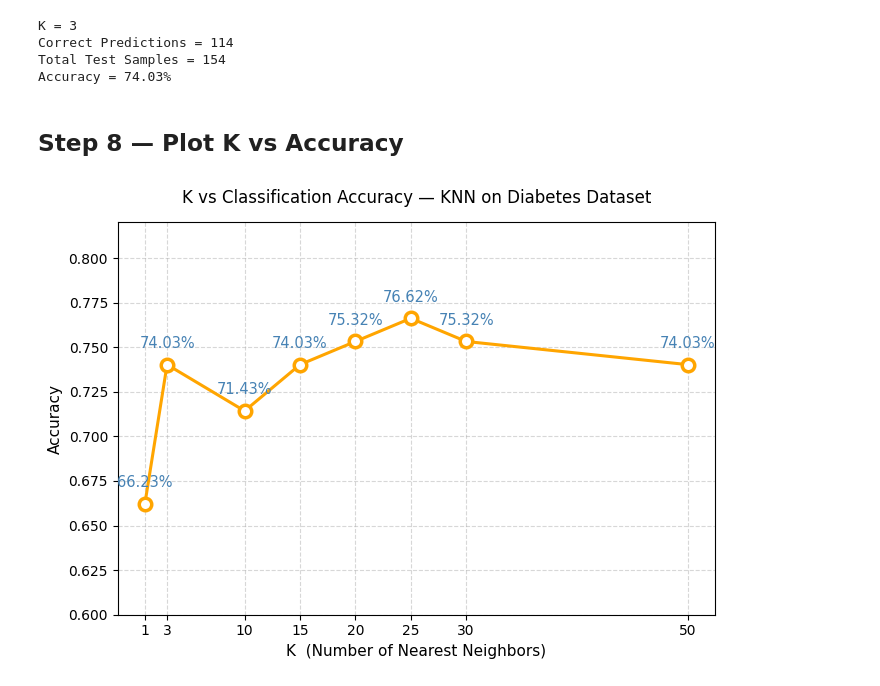
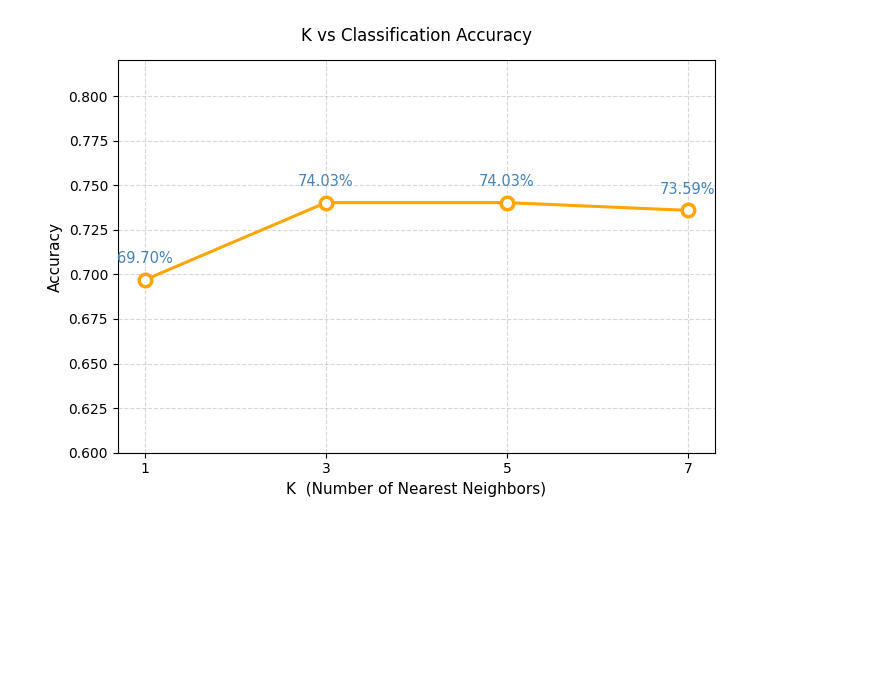
Before and after one commit to tanviruman/Spring-261-CSE3812-ArtificialIntelligenceLaboratory, a Jupyter notebook: assigment-2-practice/Objective 1/knn_diabetes.ipynb, the cells around one changed output. Drawn from its saved outputs; the diff is of its cells as text; code cells hidden in the pictures; blank space fills up the shorter version.

```diff
--- a/assigment-2-practice/Objective 1/knn_diabetes.ipynb
+++ b/assigment-2-practice/Objective 1/knn_diabetes.ipynb
@@ -37,16 +37,16 @@ def euclidean_distance(point1, point2):
     return math.sqrt(total)
 # %%
-def knn_predict(X_train, y_train, test_point, k):
+def knn_predict(X_training, y_training, test_point, k):
     distances = []
-    for i in range(len(X_train)):
-        dist = euclidean_distance(X_train[i], test_point)
-        distances.append((dist, y_train[i]))
 
+    for i in range(len(X_training)):
+        dist = euclidean_distance(X_training[i], test_point)
+        distances.append((dist, y_training[i]))
 
-    distances.sort(key=lambda x: x[0])
-
+    distances.sort()
 
     k_labels = [label for _, label in distances[:k]]
 
     predicted = max(set(k_labels), key=k_labels.count)
+
     return predicted
@@ -52,0 +119,17 @@ def knn_predict(X_train, y_train, test_point, k):
+# %%
+k = 7
+
+correct = 0
+
+for i in range(len(X_testing)):
+    prediction = knn_predict(X_training, y_training, X_testing[i], k)
+
+    if prediction == y_testing[i]:
+        correct += 1
+
+accuracy = correct / len(X_testing)
+
+print(f"K = {k}")
+print(f"Correct Predictions = {correct}")
+print(f"Total Test Samples = {len(X_testing)}")
+print(f"Accuracy = {accuracy*100:.2f}%")
@@ -53,5 +141,5 @@ def knn_predict(X_train, y_train, test_point, k):
 # %%
-k_values  = [1, 3, 10, 15, 20, 25, 30, 50]
+k_values  = [1, 3, 5, 7]
 accuracies = []
 
 print(f"{'K':>4}  {'Correct':>9}  {'Total':>7}  {'Accuracy':>10}")
@@ -59,14 +147,14 @@ print("-" * 38)
 
 for k in k_values:
     correct = 0
-    for i in range(len(X_test)):
-        pred = knn_predict(X_train, y_train, X_test[i], k)
-        if pred == y_test[i]:
+    for i in range(len(X_testing)):
+        prediction = knn_predict(X_training, y_training, X_testing[i], k)
+        if prediction == y_testing[i]:
             correct += 1
 
-    acc = correct / len(X_test)
+    acc = correct / len(X_testing)
     accuracies.append(acc)
-    print(f"{k:>4}  {correct:>9}  {len(X_test):>7}  {acc*100:>9.2f}%")
+    print(f"{k:>4}  {correct:>9}  {len(X_testing):>7}  {acc*100:>9.2f}%")
 # %% [output]
    K    Correct    Total    Accuracy
 --------------------------------------
@@ -81,51 +165,27 @@ for k in k_values:
-# %%
-k = 3
-
-correct = 0
-
-for i in range(len(X_test)):
-    pred = knn_predict(X_train, y_train, X_test[i], k)
-
-    if pred == y_test[i]:
-        correct += 1
-
-accuracy = correct / len(X_test)
-
-print(f"K = {k}")
-print(f"Correct Predictions = {correct}")
-print(f"Total Test Samples = {len(X_test)}")
-print(f"Accuracy = {accuracy*100:.2f}%")
-# %% [output]
-K = 3
-Correct Predictions = 114
-Total Test Samples = 154
-Accuracy = 74.03%
-# %% [markdown]
-## Step 8 — Plot K vs Accuracy
 # %%
 plt.figure(figsize=(7, 5))
 
 plt.plot(k_values, accuracies, marker='o', color='orange',
          linewidth=2.2, markersize=9, markerfacecolor='white',
          markeredgewidth=2.5)
 
-# label each point with its accuracy value
+
 for k, acc in zip(k_values, accuracies):
     plt.annotate(f'{acc*100:.2f}%',
                  xy=(k, acc),
                  xytext=(0, 12),
                  textcoords='offset points',
                  ha='center',
                  fontsize=10.5,
                  color='steelblue')
 
-plt.title('K vs Classification Accuracy — KNN on Diabetes Dataset', fontsize=12, pad=14)
+plt.title('K vs Classification Accuracy', fontsize=12, pad=14)
 plt.xlabel('K  (Number of Nearest Neighbors)', fontsize=11)
 plt.ylabel('Accuracy', fontsize=11)
 plt.xticks(k_values)
 plt.ylim(0.60, 0.82)
 plt.grid(True, linestyle='--', alpha=0.5)
 plt.tight_layout()
 plt.show()
 # %% [output]
-[figure, old version]
+[figure, new version]
```
Also changed, not shown: parts of 9 cells of this notebook, 2 other files.
